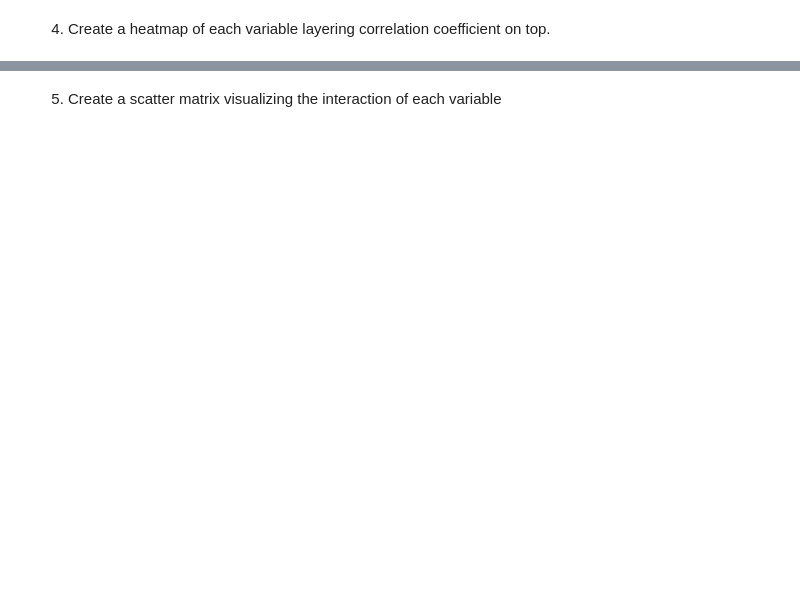
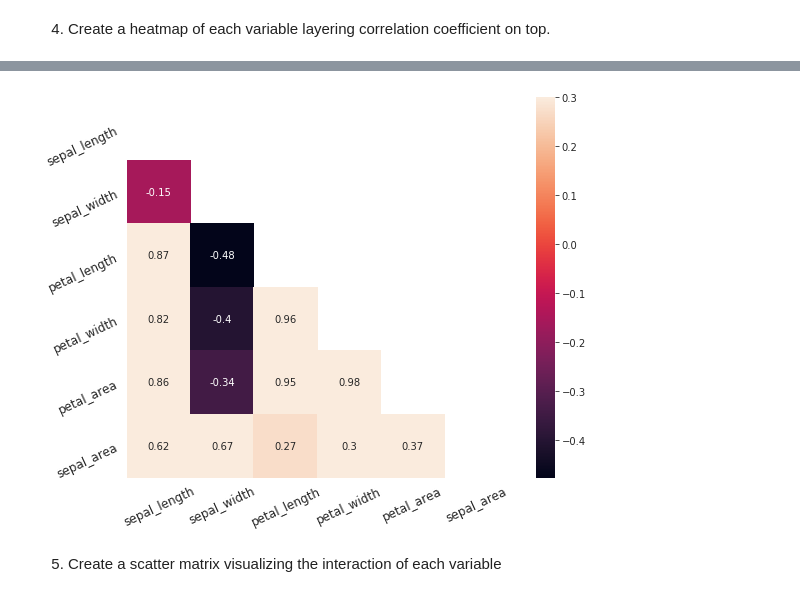
Before and after one commit to ThompsonBethany01/classification-exercises, a Jupyter notebook: classification_exercises.ipynb, the cells around one changed output, grey strips where cells are left out. Drawn from its saved outputs; the diff is of its cells as text; code cells hidden in the pictures; blank space fills up the shorter version.

```diff
--- a/classification_exercises.ipynb
+++ b/classification_exercises.ipynb
@@ -666,2 +659,5 @@ What are your takeaways?
 # %% [markdown]
 4. Create a heatmap of each variable layering correlation coefficient on top.
+# %%
+corr = train.corr()
+round(corr,2)
@@ -668,2 +672,12 @@ What are your takeaways?
+# %%
+mask = np.zeros_like(corr)
+mask[np.triu_indices_from(mask)] = True
+with sns.axes_style("whitegrid"):
+    f, ax = plt.subplots(figsize=(10, 7))
+    ax = sns.heatmap(corr, mask=mask, vmax=.3, square=True, annot=True)
+    ax.set_yticklabels(ax.get_yticklabels(), rotation = 25, fontsize = 12)
+    ax.set_xticklabels(ax.get_xticklabels(), rotation = 25, fontsize = 12)
+# %% [output]
+[figure, added]
 # %% [markdown]
 5. Create a scatter matrix visualizing the interaction of each variable
```
Also changed, not shown: parts of 14 cells of this notebook.
